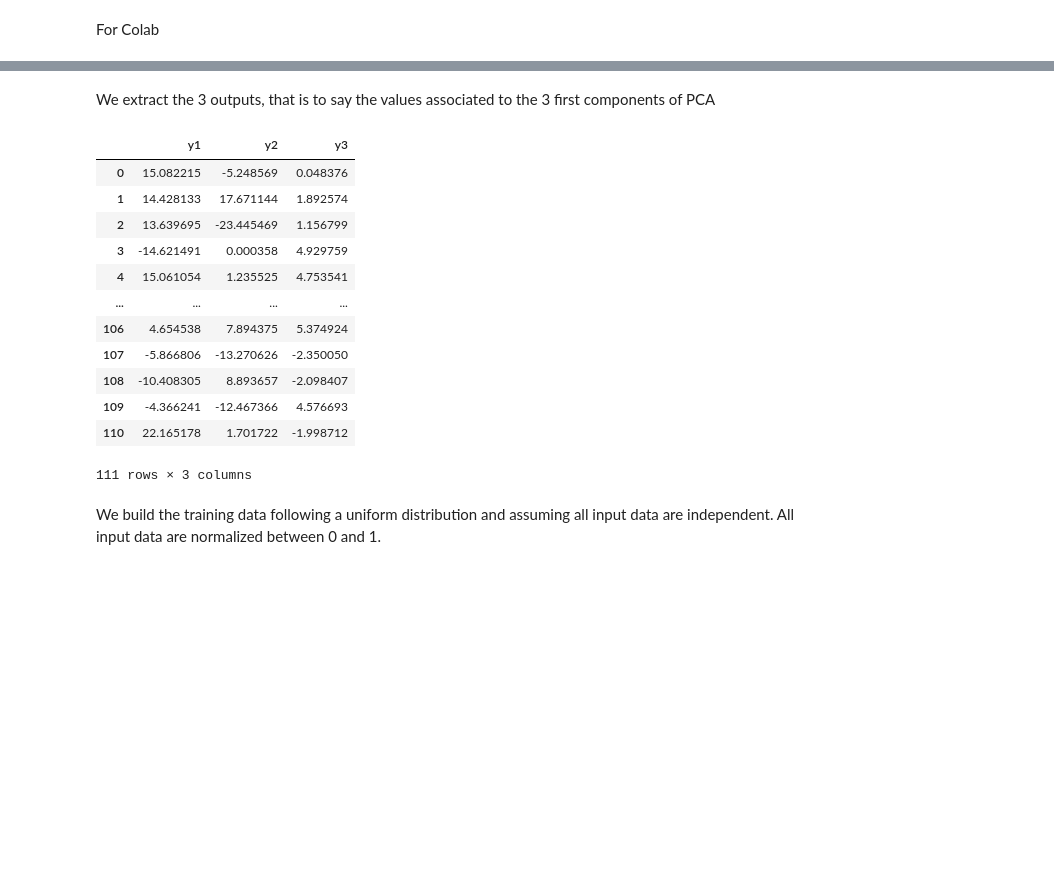
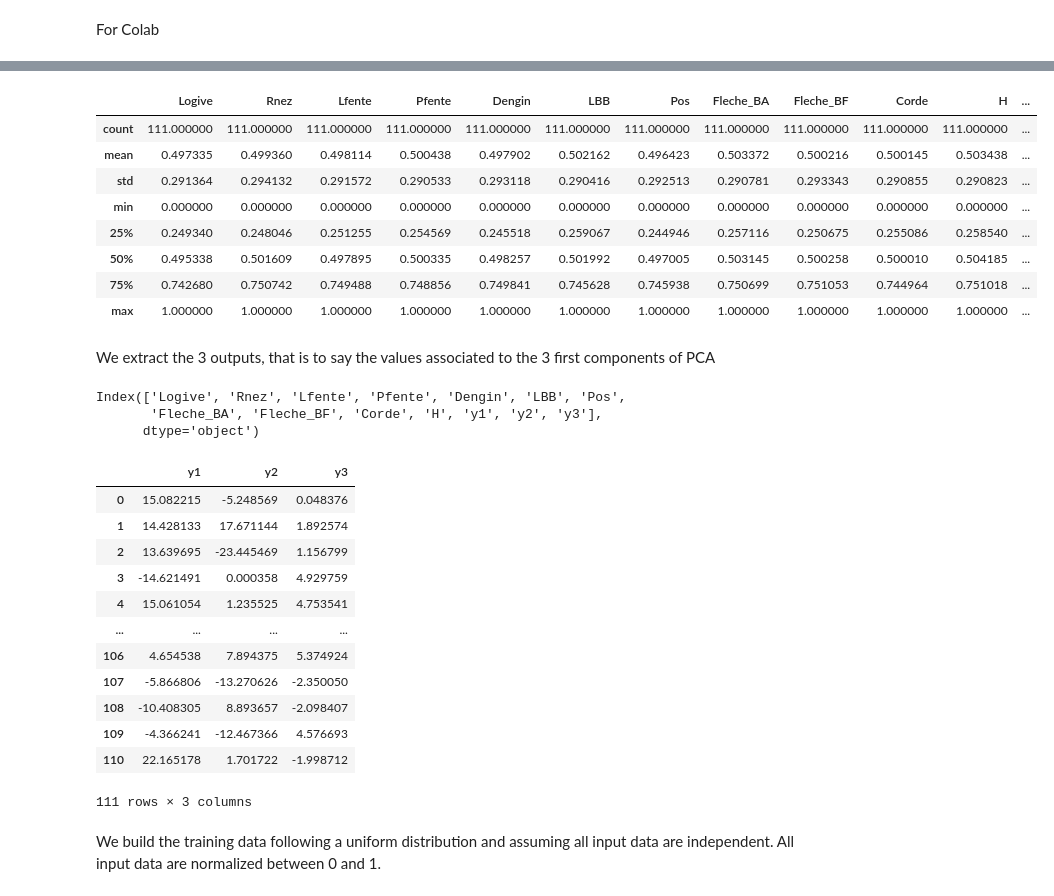
Before and after one commit to dbetteb/early-ML, a Jupyter notebook: 08_CAS_TEST_SER/ANOVA_and_SA.ipynb, the cells around one changed output, grey strips where cells are left out. Drawn from its saved outputs; the diff is of its cells as text; code cells hidden in the pictures; blank space fills up the shorter version.

```diff
--- a/08_CAS_TEST_SER/ANOVA_and_SA.ipynb
+++ b/08_CAS_TEST_SER/ANOVA_and_SA.ipynb
@@ -105,7 +107,18 @@ import openturns.viewer as otv
 # %%
 #To read files from google colab
 url_name='https://raw.githubusercontent.com/dbetteb/early-ML/master/08_CAS_TEST_SER/data_scaled2.csv'
 xy_tot = pd.read_csv(url_name, header=0,sep=';')
+xy_tot.describe()
+# %% [output]
+|  | Logive | Rnez | Lfente | Pfente | Dengin | LBB | Pos | Fleche_BA | Fleche_BF | Corde | H | ... |
+| count | 111.000000 | 111.000000 | 111.000000 | 111.000000 | 111.000000 | 111.000000 | 111.000000 | 111.000000 | 111.000000 | 111.000000 | 111.000000 | ... |
+| mean | 0.497335 | 0.499360 | 0.498114 | 0.500438 | 0.497902 | 0.502162 | 0.496423 | 0.503372 | 0.500216 | 0.500145 | 0.503438 | ... |
+| std | 0.291364 | 0.294132 | 0.291572 | 0.290533 | 0.293118 | 0.290416 | 0.292513 | 0.290781 | 0.293343 | 0.290855 | 0.290823 | ... |
+| min | 0.000000 | 0.000000 | 0.000000 | 0.000000 | 0.000000 | 0.000000 | 0.000000 | 0.000000 | 0.000000 | 0.000000 | 0.000000 | ... |
+| 25% | 0.249340 | 0.248046 | 0.251255 | 0.254569 | 0.245518 | 0.259067 | 0.244946 | 0.257116 | 0.250675 | 0.255086 | 0.258540 | ... |
+| 50% | 0.495338 | 0.501609 | 0.497895 | 0.500335 | 0.498257 | 0.501992 | 0.497005 | 0.503145 | 0.500258 | 0.500010 | 0.504185 | ... |
+| 75% | 0.742680 | 0.750742 | 0.749488 | 0.748856 | 0.749841 | 0.745628 | 0.745938 | 0.750699 | 0.751053 | 0.744964 | 0.751018 | ... |
+| max | 1.000000 | 1.000000 | 1.000000 | 1.000000 | 1.000000 | 1.000000 | 1.000000 | 1.000000 | 1.000000 | 1.000000 | 1.000000 | ... |
 # %%
 #from local file
 file_name="data_scaled2.csv"
@@ -114,9 +127,13 @@ xy_tot.describe()
 # %% [markdown]
 We extract the 3 outputs, that is to say the values associated to the 3 first components of PCA
 # %%
-y_tot = pd.concat([xy_tot.pop(x) for x in ['y1', 'y2','y3']], 1)
+print(xy_tot.columns)
+y_tot = pd.concat([xy_tot.pop(x) for x in ['y1', 'y2','y3']], axis=1)
 y_tot
 # %% [output]
+Index(['Logive', 'Rnez', 'Lfente', 'Pfente', 'Dengin', 'LBB', 'Pos',
+       'Fleche_BA', 'Fleche_BF', 'Corde', 'H', 'y1', 'y2', 'y3'],
+      dtype='object')
 |  | y1 | y2 | y3 |
 | 0 | 15.082215 | -5.248569 | 0.048376 |
 | 1 | 14.428133 | 17.671144 | 1.892574 |
@@ -129,7 +146,7 @@ y_tot
 | 108 | -10.408305 | 8.893657 | -2.098407 |
 | 109 | -4.366241 | -12.467366 | 4.576693 |
 | 110 | 22.165178 | 1.701722 | -1.998712 |
-111 rows × 3 columns
+111 rows × 3 columns
 # %% [markdown]
 We build the training data following a uniform distribution and assuming all input data are independent. All input data are normalized between 0 and 1.
 # %%
```
Also changed, not shown: parts of 1 cell of this notebook.
